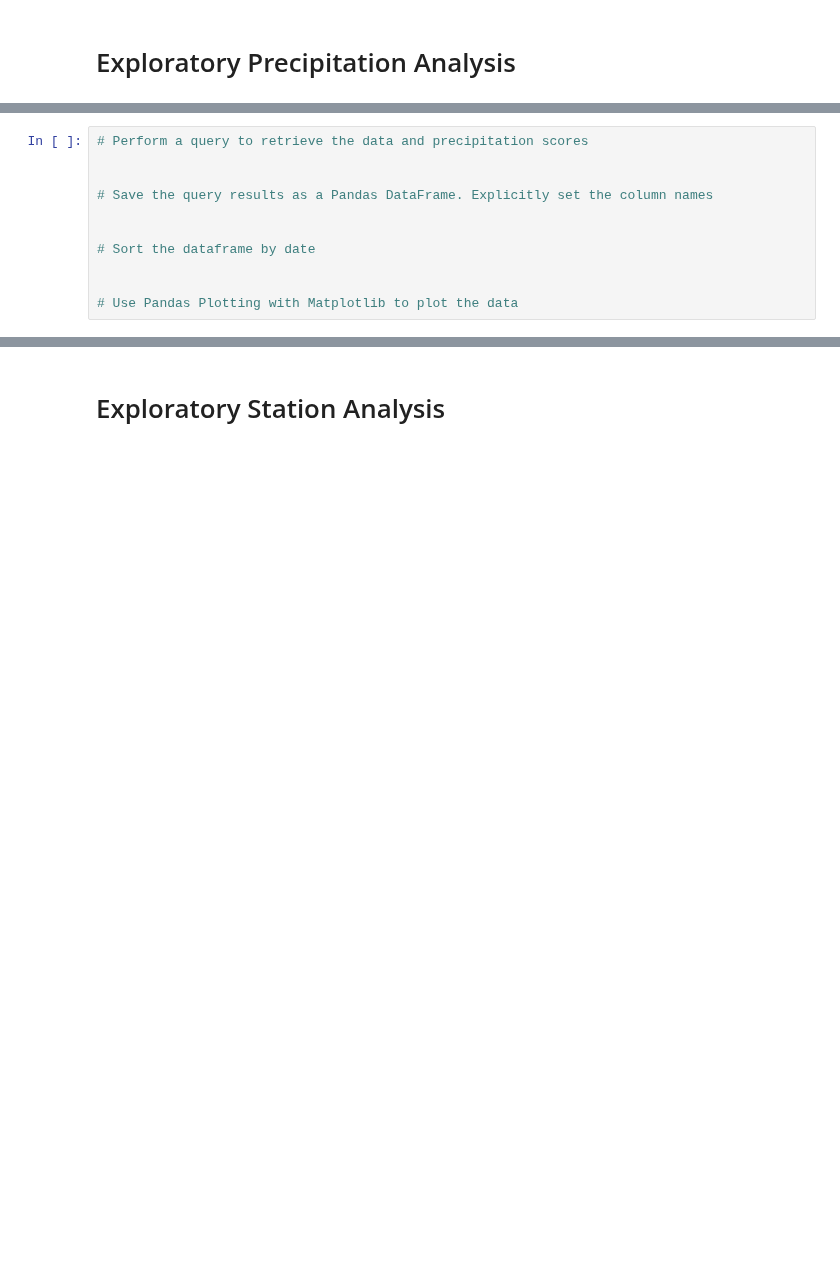
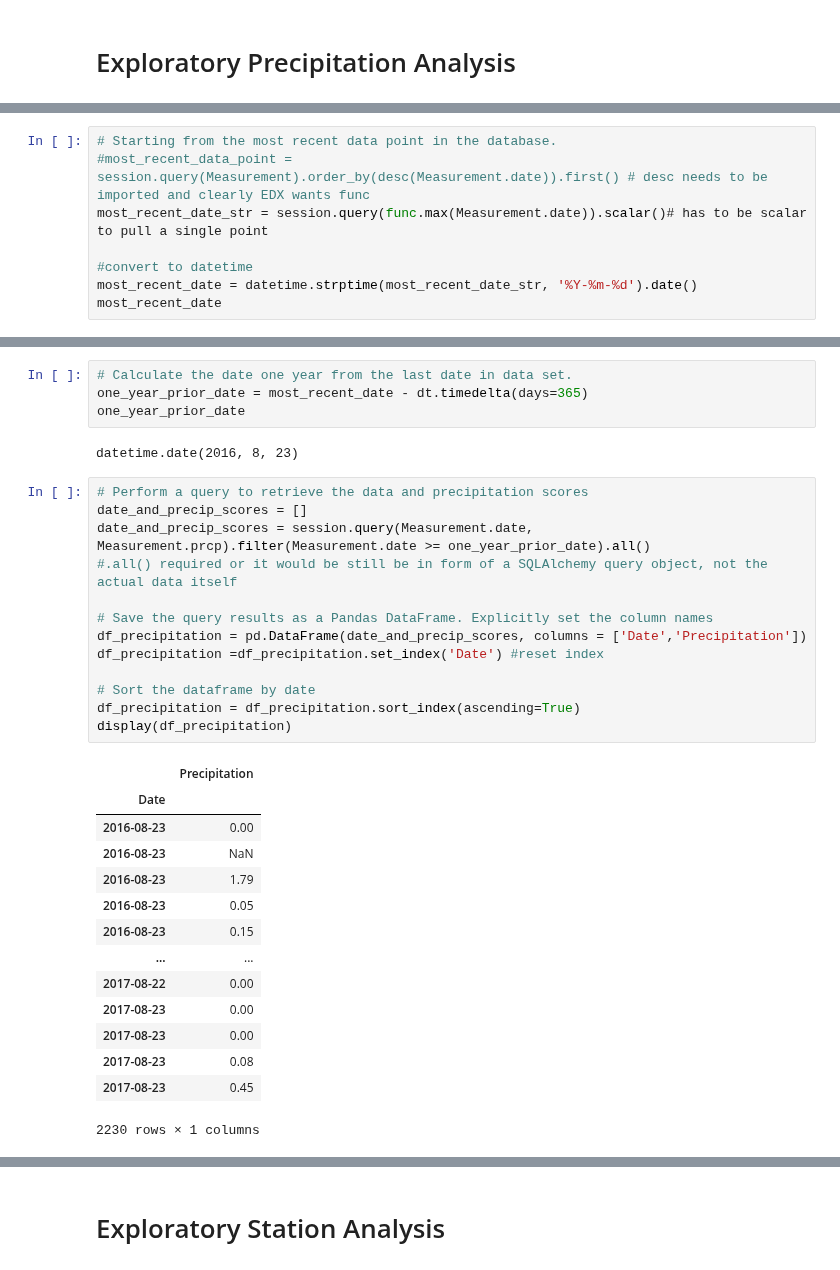
Before and after one commit to wallago-caite/sqlalchemy-challenge, a Jupyter notebook: SurfsUp/climate_starter.ipynb, the cells around one changed output, grey strips where cells are left out. Cells and saved outputs as stored; diff of their text form; blank space fills up the shorter version.

```diff
--- a/SurfsUp/climate_starter.ipynb
+++ b/SurfsUp/climate_starter.ipynb
@@ -64,0 +75,8 @@ session = Session(engine)
+# %%
+# Starting from the most recent data point in the database.
+#most_recent_data_point = session.query(Measurement).order_by(desc(Measurement.date)).first() # desc needs to be imported and clearly EDX wants func
+most_recent_date_str = session.query(func.max(Measurement.date)).scalar()# has to be scalar to pull a single point
+
+#convert to datetime
+most_recent_date = datetime.strptime(most_recent_date_str, '%Y-%m-%d').date()
+most_recent_date
@@ -65,11 +92,34 @@ session = Session(engine)
+# %%
+# Calculate the date one year from the last date in data set.
+one_year_prior_date = most_recent_date - dt.timedelta(days=365)
+one_year_prior_date
+# %% [output]
+datetime.date(2016, 8, 23)
 # %%
 # Perform a query to retrieve the data and precipitation scores
-
+date_and_precip_scores = []
+date_and_precip_scores = session.query(Measurement.date, Measurement.prcp).filter(Measurement.date >= one_year_prior_date).all()
+#.all() required or it would be still be in form of a SQLAlchemy query object, not the actual data itself
 
 # Save the query results as a Pandas DataFrame. Explicitly set the column names
-
+df_precipitation = pd.DataFrame(date_and_precip_scores, columns = ['Date','Precipitation'])
+df_precipitation =df_precipitation.set_index('Date') #reset index
 
 # Sort the dataframe by date
-
-
-# Use Pandas Plotting with Matplotlib to plot the data
+df_precipitation = df_precipitation.sort_index(ascending=True)
+display(df_precipitation)
+# %% [output]
+|  | Precipitation |
+| Date |  |
+| 2016-08-23 | 0.00 |
+| 2016-08-23 | NaN |
+| 2016-08-23 | 1.79 |
+| 2016-08-23 | 0.05 |
+| 2016-08-23 | 0.15 |
+| ... | ... |
+| 2017-08-22 | 0.00 |
+| 2017-08-23 | 0.00 |
+| 2017-08-23 | 0.00 |
+| 2017-08-23 | 0.08 |
+| 2017-08-23 | 0.45 |
+2230 rows × 1 columns
```
Also changed, not shown: parts of 17 cells of this notebook, 1 other file.
